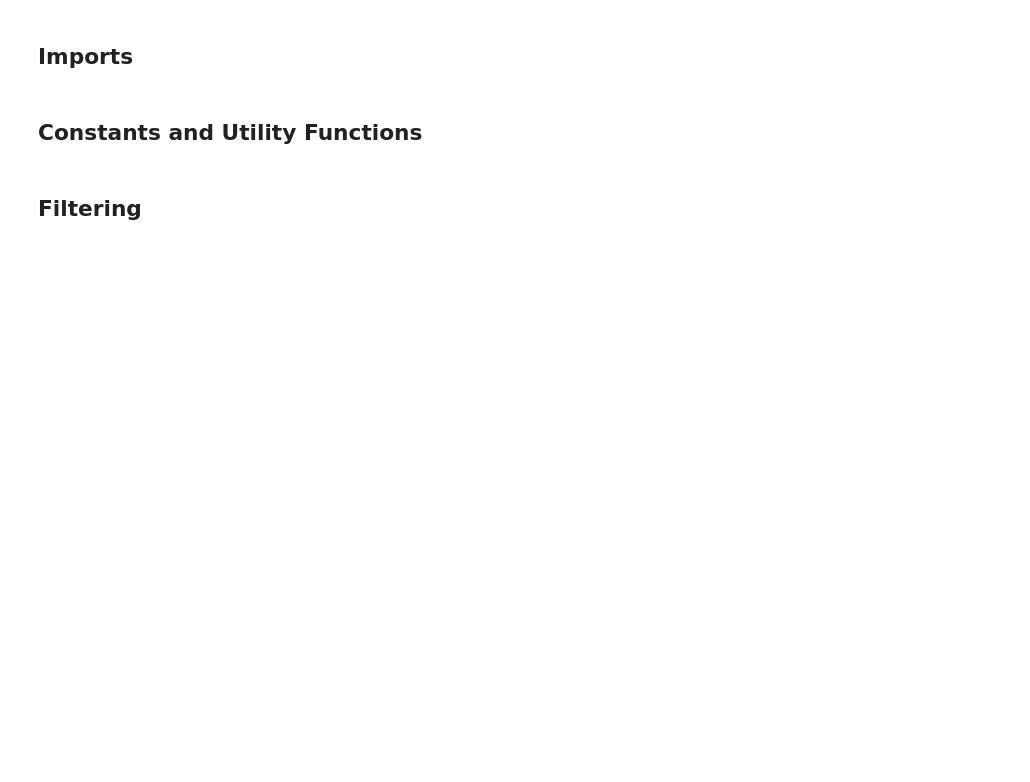
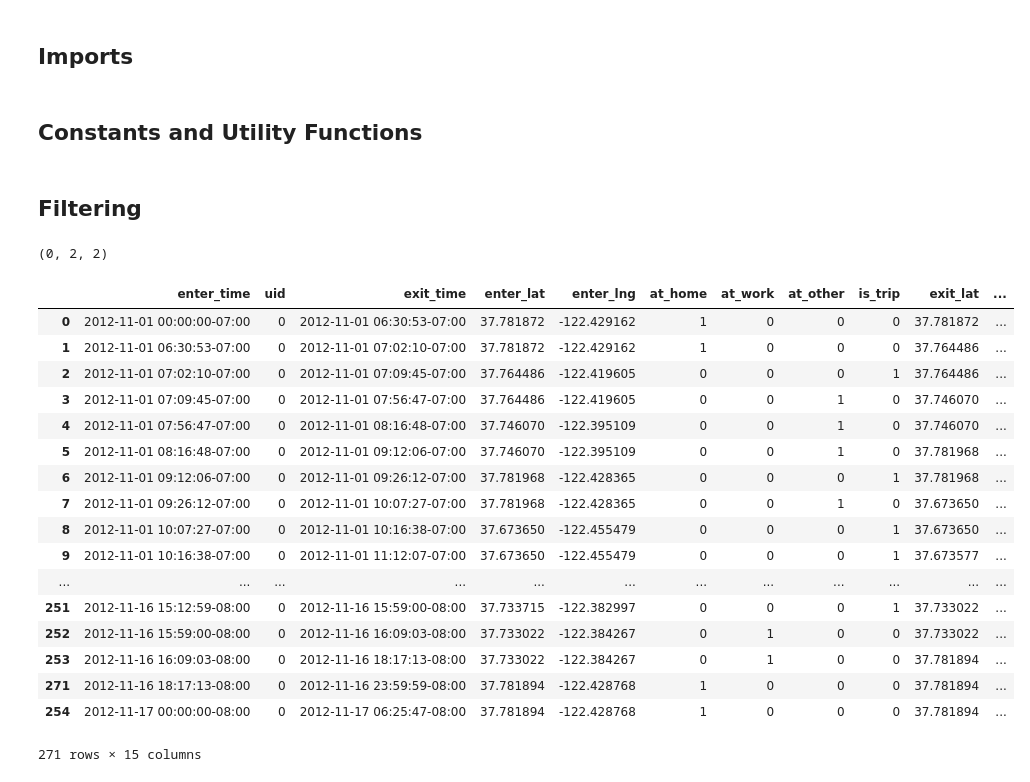
Before and after one commit to sfwatergit/da-irl, a Jupyter notebook: notebooks/Data Loading.ipynb, the cells around one changed output. Cells and saved outputs as stored; diff of their text form; code cells hidden in the pictures; blank space fills up the shorter version.

```diff
--- a/notebooks/Data Loading.ipynb
+++ b/notebooks/Data Loading.ipynb
@@ -213,0 +203,12 @@ activities.loc[(activities.at_work==1)&(activities.at_other==1),'at_other']=0
+# %%
+indices=df.loc[((df.time_diff.dt.seconds)<8.*60)&(df.dist!=0.0),'is_trip'].index
+# %%
+indices-=1
+# %%
+home_label,work_label,max_label
+# %% [output]
+(0, 2, 2)
+# %%
+vals=df.iloc[indices].loc[:,'at_home':'is_trip'].values.copy()
+# %%
+df.loc[((df.time_diff.dt.seconds)<8.*60)&(df.dist!=0.0),'at_home':'is_trip']=vals
@@ -214,2 +258,21 @@ activities.loc[(activities.at_work==1)&(activities.at_other==1),'at_other']=0
 # %%
-df=activities
+df
+# %% [output]
+|  | enter_time | uid | exit_time | enter_lat | enter_lng | at_home | at_work | at_other | is_trip | exit_lat | ... |
+| 0 | 2012-11-01 00:00:00-07:00 | 0 | 2012-11-01 06:30:53-07:00 | 37.781872 | -122.429162 | 1 | 0 | 0 | 0 | 37.781872 | ... |
+| 1 | 2012-11-01 06:30:53-07:00 | 0 | 2012-11-01 07:02:10-07:00 | 37.781872 | -122.429162 | 1 | 0 | 0 | 0 | 37.764486 | ... |
+| 2 | 2012-11-01 07:02:10-07:00 | 0 | 2012-11-01 07:09:45-07:00 | 37.764486 | -122.419605 | 0 | 0 | 0 | 1 | 37.764486 | ... |
+| 3 | 2012-11-01 07:09:45-07:00 | 0 | 2012-11-01 07:56:47-07:00 | 37.764486 | -122.419605 | 0 | 0 | 1 | 0 | 37.746070 | ... |
+| 4 | 2012-11-01 07:56:47-07:00 | 0 | 2012-11-01 08:16:48-07:00 | 37.746070 | -122.395109 | 0 | 0 | 1 | 0 | 37.746070 | ... |
+| 5 | 2012-11-01 08:16:48-07:00 | 0 | 2012-11-01 09:12:06-07:00 | 37.746070 | -122.395109 | 0 | 0 | 1 | 0 | 37.781968 | ... |
+| 6 | 2012-11-01 09:12:06-07:00 | 0 | 2012-11-01 09:26:12-07:00 | 37.781968 | -122.428365 | 0 | 0 | 0 | 1 | 37.781968 | ... |
+| 7 | 2012-11-01 09:26:12-07:00 | 0 | 2012-11-01 10:07:27-07:00 | 37.781968 | -122.428365 | 0 | 0 | 1 | 0 | 37.673650 | ... |
+| 8 | 2012-11-01 10:07:27-07:00 | 0 | 2012-11-01 10:16:38-07:00 | 37.673650 | -122.455479 | 0 | 0 | 0 | 1 | 37.673650 | ... |
+| 9 | 2012-11-01 10:16:38-07:00 | 0 | 2012-11-01 11:12:07-07:00 | 37.673650 | -122.455479 | 0 | 0 | 0 | 1 | 37.673577 | ... |
+| ... | ... | ... | ... | ... | ... | ... | ... | ... | ... | ... | ... |
+| 251 | 2012-11-16 15:12:59-08:00 | 0 | 2012-11-16 15:59:00-08:00 | 37.733715 | -122.382997 | 0 | 0 | 0 | 1 | 37.733022 | ... |
+| 252 | 2012-11-16 15:59:00-08:00 | 0 | 2012-11-16 16:09:03-08:00 | 37.733022 | -122.384267 | 0 | 1 | 0 | 0 | 37.733022 | ... |
+| 253 | 2012-11-16 16:09:03-08:00 | 0 | 2012-11-16 18:17:13-08:00 | 37.733022 | -122.384267 | 0 | 1 | 0 | 0 | 37.781894 | ... |
+| 271 | 2012-11-16 18:17:13-08:00 | 0 | 2012-11-16 23:59:59-08:00 | 37.781894 | -122.428768 | 1 | 0 | 0 | 0 | 37.781894 | ... |
+| 254 | 2012-11-17 00:00:00-08:00 | 0 | 2012-11-17 06:25:47-08:00 | 37.781894 | -122.428768 | 1 | 0 | 0 | 0 | 37.781894 | ... |
+271 rows × 15 columns
```
Also changed, not shown: parts of 25 cells of this notebook, 6 other files.
